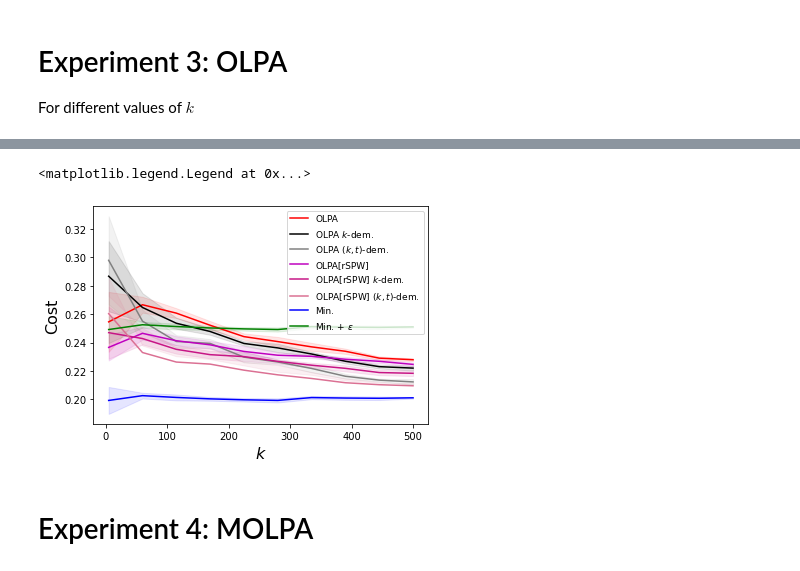
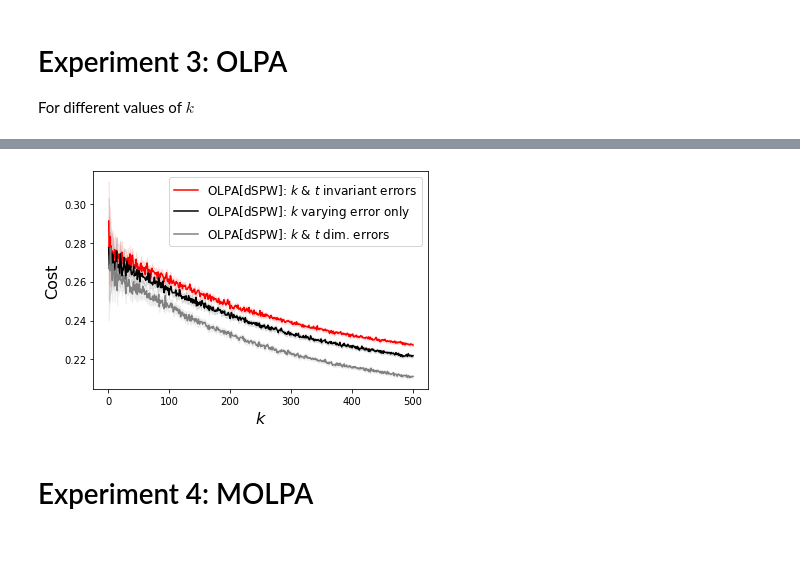
Before and after one commit to majid-khonji/rent-or-buy, a Jupyter notebook: test.ipynb, the cells around one changed output, grey strips where cells are left out. Saved outputs shown, nothing was run; the diff lists cells and outputs as text; code cells hidden in the pictures.

Commit message:
additional experiments for OLPA and plots generated.

```diff
--- a/test.ipynb
+++ b/test.ipynb
@@ -362,50 +362,55 @@ ci_randkt = 1.96 * np.std(randkt_vals,axis=1)/np.sqrt(repeat)
 avg_min = np.mean(min_vals, axis=1)
 ci_min = 1.96 * np.std(min_vals,axis=1)/np.sqrt(repeat)
 
 
+# plt.rcParams["figure.figsize"] = (12,6)
+# plt.rcParams["figure.figsize"] = (6.4,4.28)
+plt.rcParams["figure.figsize"] = (6,4)
 
 plt.clf()
 plt.xlabel("$k$", fontsize=16)
 plt.ylabel("Cost", fontsize=16)
 
 # plt.boxplot(r_ratio.transpose());
 
 positions = k_list # np.arange(1, len(k_list)+1)
 
-plt.plot(positions, avg_sol, label="OLPA", color='r')
+# plt.plot(positions, avg_sol, label="Round & time invariant error", color='r')
+plt.plot(positions, avg_sol, label="OLPA[dSPW]: $k$ & $t$ invariant errors", color='r')
 plt.fill_between(positions, (avg_sol-ci_sol), (avg_sol+ci_sol), color='r', alpha=.1)
 
-plt.plot(positions, avg_solk, label="OLPA $k$-dem.", color='k')
+plt.plot(positions, avg_solk, label="OLPA[dSPW]: $k$ varying error only", color='k')
 plt.fill_between(positions, (avg_solk-ci_solk), (avg_solk+ci_solk), color='k', alpha=.1)
 
-plt.plot(positions, avg_solkt, label="OLPA $(k,t)$-dem.", color='grey')
+plt.plot(positions, avg_solkt, label="OLPA[dSPW]: $k$ & $t$ dim. errors", color='grey')
 plt.fill_between(positions, (avg_solkt-ci_solkt), (avg_solkt+ci_solkt), color='grey', alpha=.1)
 
 
-plt.plot(positions, avg_rand, label="OLPA[rSPW]", color='m')
-plt.fill_between(positions, (avg_rand-ci_rand), (avg_rand+ci_rand), color='m', alpha=.1)
+# plt.plot(positions, avg_rand, label="OLPA[rSPW]: $k$ & $t$ invariant errors", color='m')
+# plt.fill_between(positions, (avg_rand-ci_rand), (avg_rand+ci_rand), color='m', alpha=.1)
 
-plt.plot(positions, avg_randk, label="OLPA[rSPW] $k$-dem.", color='mediumvioletred')
-plt.fill_between(positions, (avg_randk-ci_randk), (avg_randk+ci_randk), color='mediumvioletred', alpha=.1)
+# plt.plot(positions, avg_randk, label="OLPA[rSPW]: $k$ varying error only", color='mediumvioletred')
+# plt.fill_between(positions, (avg_randk-ci_randk), (avg_randk+ci_randk), color='mediumvioletred', alpha=.1)
 
-plt.plot(positions, avg_randkt, label="OLPA[rSPW] $(k,t)$-dem.", color='palevioletred')
-plt.fill_between(positions, (avg_solkt-ci_randkt), (avg_randkt+ci_randkt), color='palevioletred', alpha=.1)
+# plt.plot(positions, avg_randkt, label="OLPA[rSPW]: $k$ & $t$ dim. errors", color='palevioletred')
+# plt.fill_between(positions, (avg_solkt-ci_randkt), (avg_randkt+ci_randkt), color='palevioletred', alpha=.1)
 
 
-plt.plot(positions, avg_min, label="Min.", color='b')
-plt.fill_between(positions, (avg_min-ci_min), (avg_min+ci_min), color='b', alpha=.1)
+# plt.plot(positions, avg_min, label="Min.", color='b')
+# plt.fill_between(positions, (avg_min-ci_min), (avg_min+ci_min), color='b', alpha=.1)
 
-plt.plot(positions, avg_min + epsilon, label="Min. + $\epsilon$", color='g')
-plt.fill_between(positions, (avg_min+epsilon-ci_min), (avg_min+epsilon+ci_min), color='g', alpha=.1)
+# plt.plot(positions, avg_min + epsilon, label="Min. + $\epsilon$", color='g')
+# plt.fill_between(positions, (avg_min+epsilon-ci_min), (avg_min+epsilon+ci_min), color='g', alpha=.1)
 
 # formated_list = [elem for elem in k_list ]
 # plt.xticks(positions, formated_list);
 # plt.xlim([-1,500])
-plt.legend(loc='upper right', fontsize=9)
-# plt.savefig("plots/olpa-k-dim.pdf", bbox_inches='tight')
+# plt.ylim([0.15,0.35])
+
+plt.legend(loc='upper right', fontsize=12)
+plt.savefig("plots/olpa-k-dim.pdf", bbox_inches='tight')
 # %% [output]
-<matplotlib.legend.Legend at 0x...>
-[figure, old version]
+[figure, new version]
 # %% [markdown]
 # Experiment 4: MOLPA
 # %%
```
Also changed, not shown: parts of 1 cell of this notebook, 4 other files.
